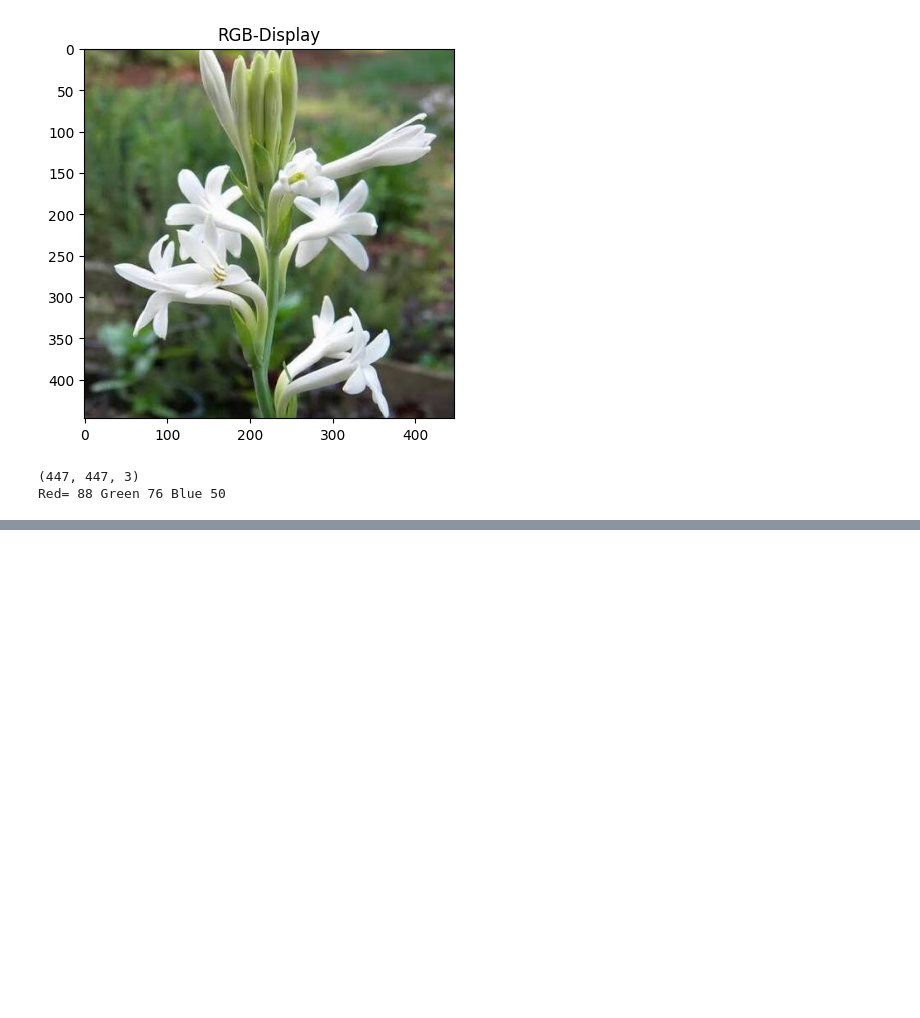
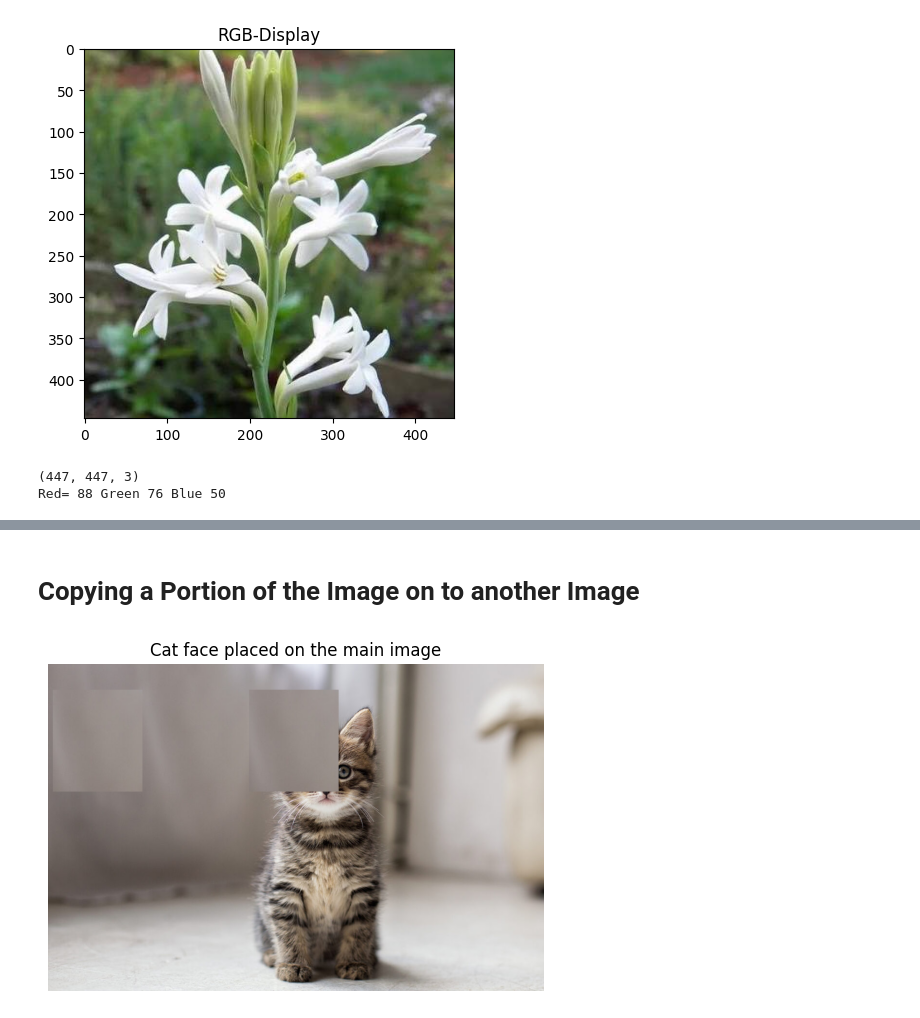
Before and after one commit to SettibathulaJyothi/Python-Basics, a Jupyter notebook: Image_processing_Operations_OpenCV.ipynb, the cells around one changed output, grey strips where cells are left out. Saved outputs shown, nothing was run; the diff lists cells and outputs as text; code cells hidden in the pictures; blank space fills up the shorter version.

```diff
--- a/Image_processing_Operations_OpenCV.ipynb
+++ b/Image_processing_Operations_OpenCV.ipynb
@@ -74,0 +101,16 @@ plt.show()
+# %% [markdown]
+# **Copying a Portion of the Image on to another Image**
+# %%
+import cv2
+from matplotlib import pyplot as plt
+import numpy as np
+img=cv2.imread('cat.jpg')
+face=img[55:265,215:400]
+img[55:265,10:195]=face
+img[55:265,415:600]=face
+plt.imshow(cv2.cvtColor(img,cv2.COLOR_BGR2RGB))
+plt.title('Cat face placed on the main image')
+plt.axis('off')
+plt.show()
+# %% [output]
+[figure, added]
```
Also changed, not shown: parts of 5 cells of this notebook.
